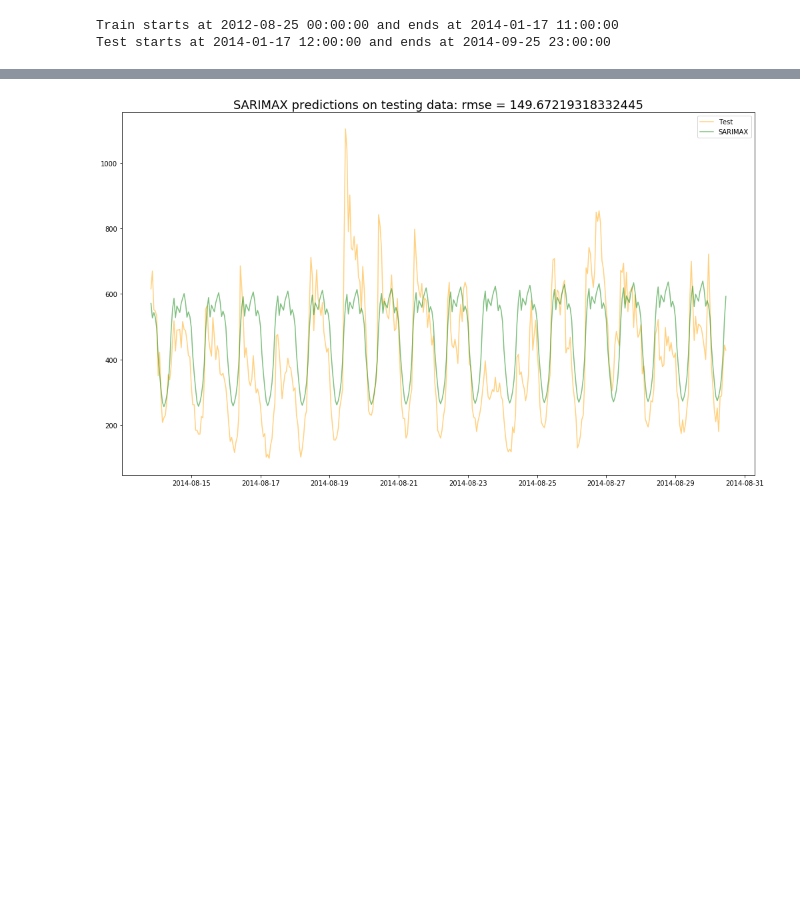
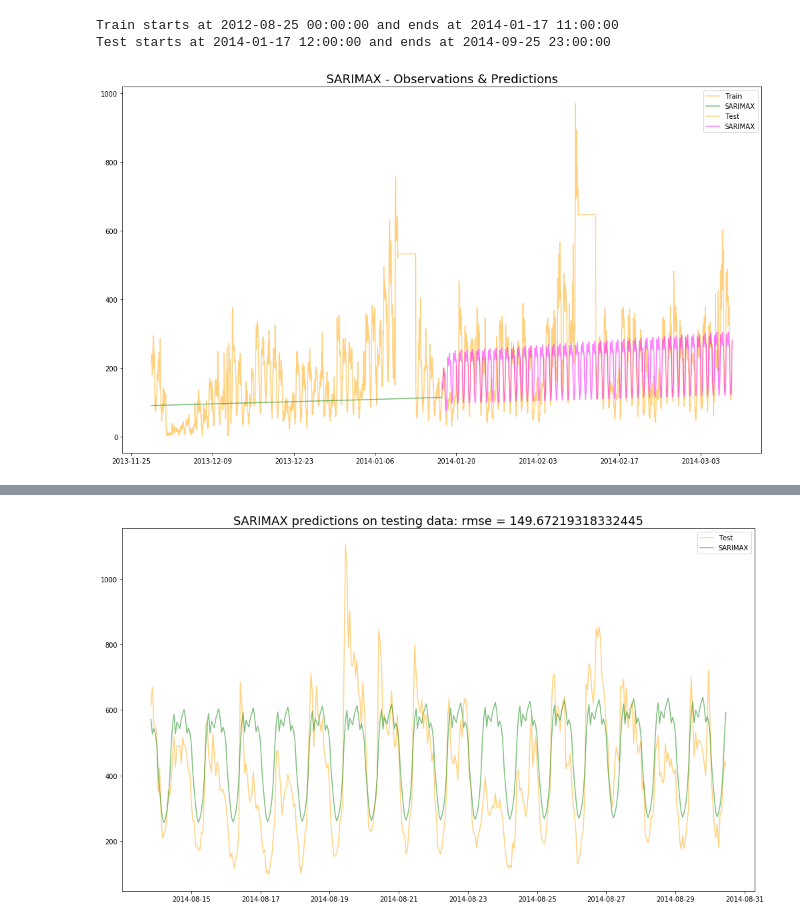
Before and after one commit to Deathn0t/ts-benchmark, a Jupyter notebook: ts/ts_arima.ipynb, the cells around one changed output, grey strips where cells are left out. Saved outputs shown, nothing was run; the diff lists cells and outputs as text; code cells hidden in the pictures; blank space fills up the shorter version.

```diff
--- a/ts/ts_arima.ipynb
+++ b/ts/ts_arima.ipynb
@@ -447 +455,23 @@ test_error = measure_rmse(test, test_prediction)
+# %%
+##### Plotting
+fig,ax = plt.subplots(figsize=(17,10))
+
+# Number of samples to take in each set to plot
+area = 1200
+
+# Plot training data and forecastings over the corresponding period
+ax.plot(train[train.size-area:], label='Train', c='orange', alpha=0.5)
+ax.plot(train_prediction[train.size-area:], label='SARIMAX', c='green', alpha=0.5)
+
+# Plot testing data and forecastings over the corresponding period
+ax.plot(test[:area], label='Test', c='orange', alpha=0.5)
+ax.plot(test_prediction[:area], label='SARIMAX', c='magenta', alpha=0.5)
+
+plt.legend(loc='best')
+title = "SARIMAX - Observations & Predictions"
+ax.set_title(title, fontsize=18)
+plt.show()
+#fig.savefig('sarimax.png', bbox_inches='tight')
+# %% [output]
+[figure, added]
 # %%
```
Also changed, not shown: parts of 16 cells of this notebook.
